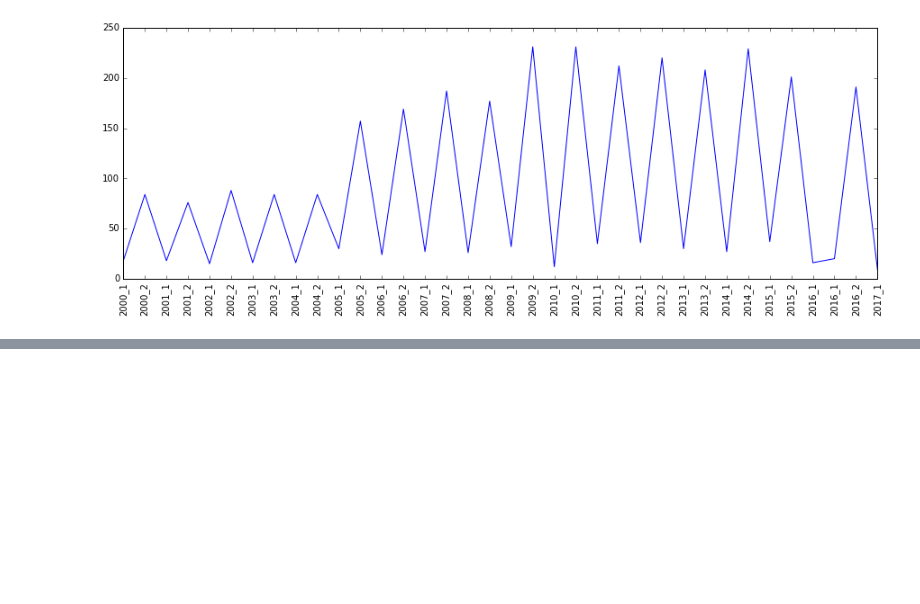
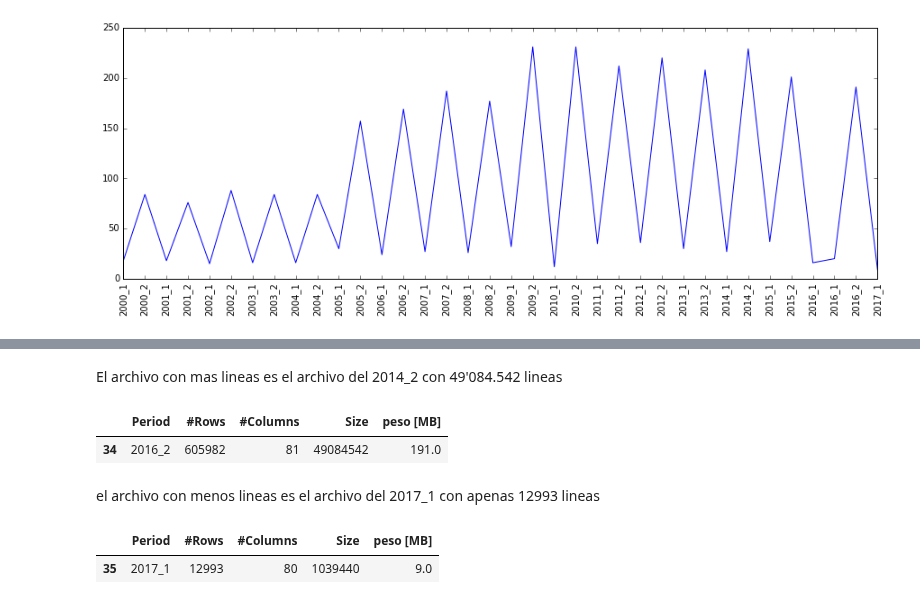
Before and after one commit to AronForero/ICFESProject, a Jupyter notebook: Descriptive_Analisis/Catalogo_Ficheros.ipynb, the cells around one changed output, grey strips where cells are left out. Saved outputs shown, nothing was run; the diff lists cells and outputs as text; code cells hidden in the pictures; blank space fills up the shorter version.

```diff
--- a/Descriptive_Analisis/Catalogo_Ficheros.ipynb
+++ b/Descriptive_Analisis/Catalogo_Ficheros.ipynb
@@ -583,0 +628,14 @@ plt.xticks(np.arange(len(xlabel)), xlabel, rotation=90);
+# %% [markdown]
+El archivo con mas lineas es el archivo del 2014_2 con 49'084.542 lineas
+# %%
+info_files_final[info_files_final["#Rows"] == np.max(info_files_final["#Rows"])]
+# %% [output]
+|  | Period | #Rows | #Columns | Size | peso [MB] |
+| 34 | 2016_2 | 605982 | 81 | 49084542 | 191.0 |
+# %% [markdown]
+el archivo con menos lineas es el archivo del 2017_1 con apenas 12993 lineas
+# %%
+info_files_final[info_files_final["#Rows"] == np.min(info_files_final["#Rows"])]
+# %% [output]
+|  | Period | #Rows | #Columns | Size | peso [MB] |
+| 35 | 2017_1 | 12993 | 80 | 1039440 | 9.0 |
```
Also changed, not shown: parts of 30 cells of this notebook, 4 other files.
